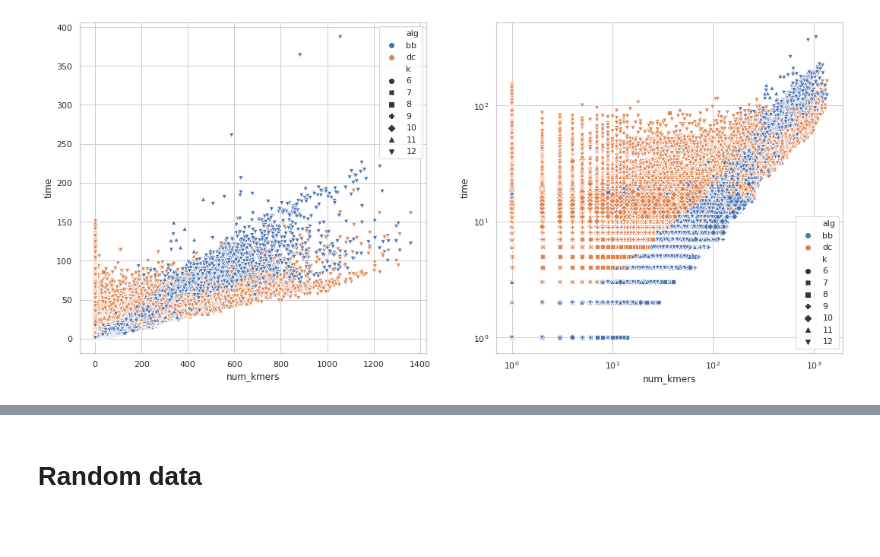
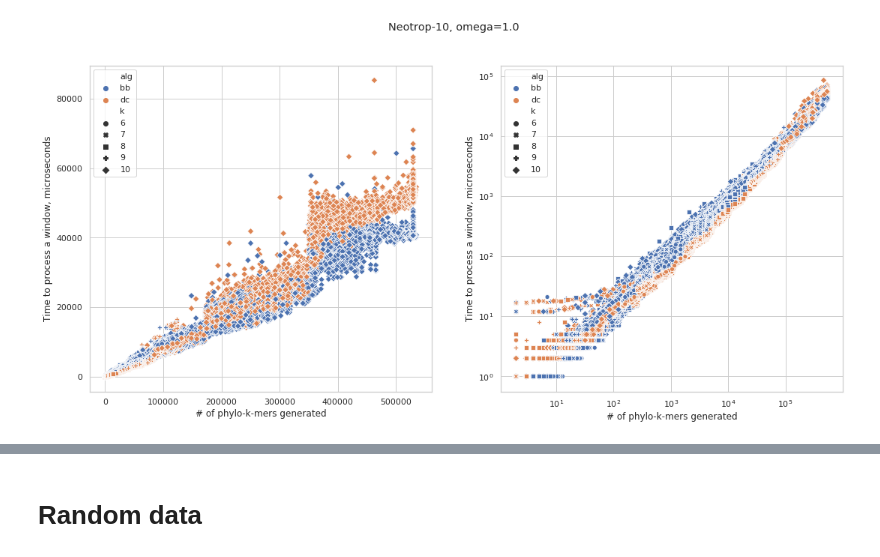
Before and after one commit to nromashchenko/pk-algs, a Jupyter notebook: alg_plots.ipynb, the cells around one changed output, grey strips where cells are left out. Drawn from its saved outputs; the diff is of its cells as text; code cells hidden in the pictures; blank space fills up the shorter version.

```diff
--- a/alg_plots.ipynb
+++ b/alg_plots.ipynb
@@ -10,0 +9,25 @@ sns.set_style("whitegrid")
+# %%
+def plot(df, omega, title, stylek=False):
+    fig, axs = plt.subplots(ncols=2)
+    fig.set_size_inches(18, 8)
+
+    dfx = df[df["omega"] == omega]
+    if stylek:
+        g1 = sns.scatterplot(x="num_kmers", y="time", hue="alg", style="k", data=dfx, ax=axs[0])
+        g2 = sns.scatterplot(x="num_kmers", y="time", hue="alg", style="k", data=dfx, ax=axs[1])
+    else:
+        g1 = sns.scatterplot(x="num_kmers", y="time", hue="alg", data=dfx, ax=axs[0])
+        g2 = sns.scatterplot(x="num_kmers", y="time", hue="alg", data=dfx, ax=axs[1])
+    g2.set_yscale("log")
+    g2.set_xscale("log")
+
+
+    fig.suptitle(title)
+    xlabel = "# of phylo-k-mers generated"
+    ylabel = "Time to process a window, microseconds"
+    axs[0].set_xlabel(xlabel)
+    axs[0].set_ylabel(ylabel)
+    axs[1].set_xlabel(xlabel)
+    axs[1].set_ylabel(ylabel)
+
+    #return fig
@@ -54,4 +50,5 @@ plot(df, 1.75)
-# %%
-plot(df, 2.0)
-# %% [output]
-[figure, removed]
+# %%
+omega = 1.0
+plot(df, omega, f"Neotrop-10, omega={omega}", True)
+# %% [output]
+[figure, added]
```
Also changed, not shown: parts of 25 cells of this notebook.
